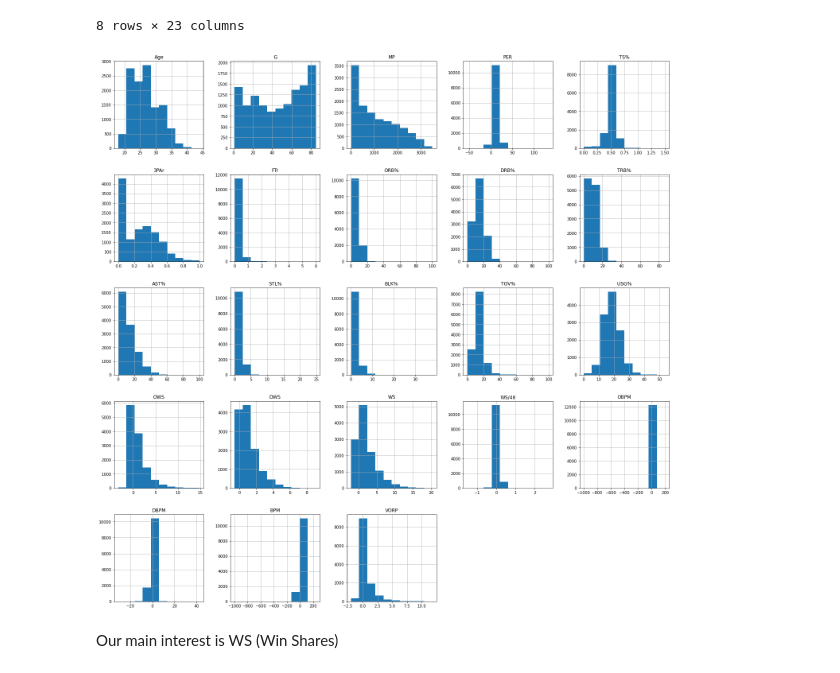
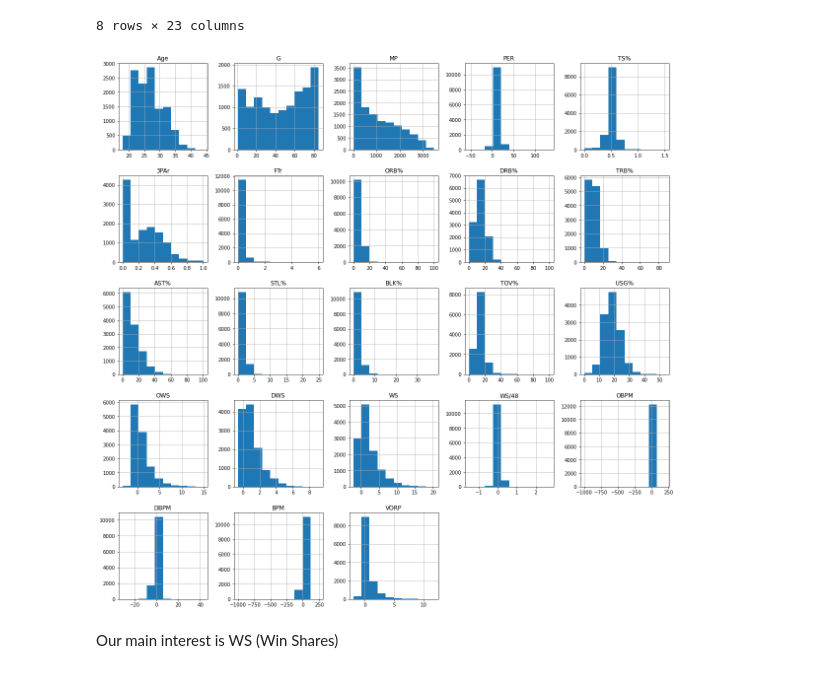
Before and after one commit to yoonhaK/NBA_Winner_Prediction, a Jupyter notebook: explanatory_data_analysis.ipynb, the cells around one changed output. Cells and saved outputs as stored; diff of their text form; code cells hidden in the pictures.

```diff
--- a/explanatory_data_analysis.ipynb
+++ b/explanatory_data_analysis.ipynb
@@ -96,10 +96,10 @@ df.describe()
 | max | 44.000000 | 85.000000 | 3485.000000 | 133.800000 | 1.500000 | 1.000000 | 6.000000 | 100.000000 | 100.000000 | 86.400000 | ... | ... |
 8 rows × 23 columns
 # %%
-df.hist(figsize = (25,25))
+df.hist(figsize = (20,20))
 plt.show()
 # %% [output]
-[figure, old version]
+[figure, new version]
 # %% [markdown]
 Our main interest is WS (Win Shares)
 # %%
```
Also changed, not shown: parts of 14 cells of this notebook.
